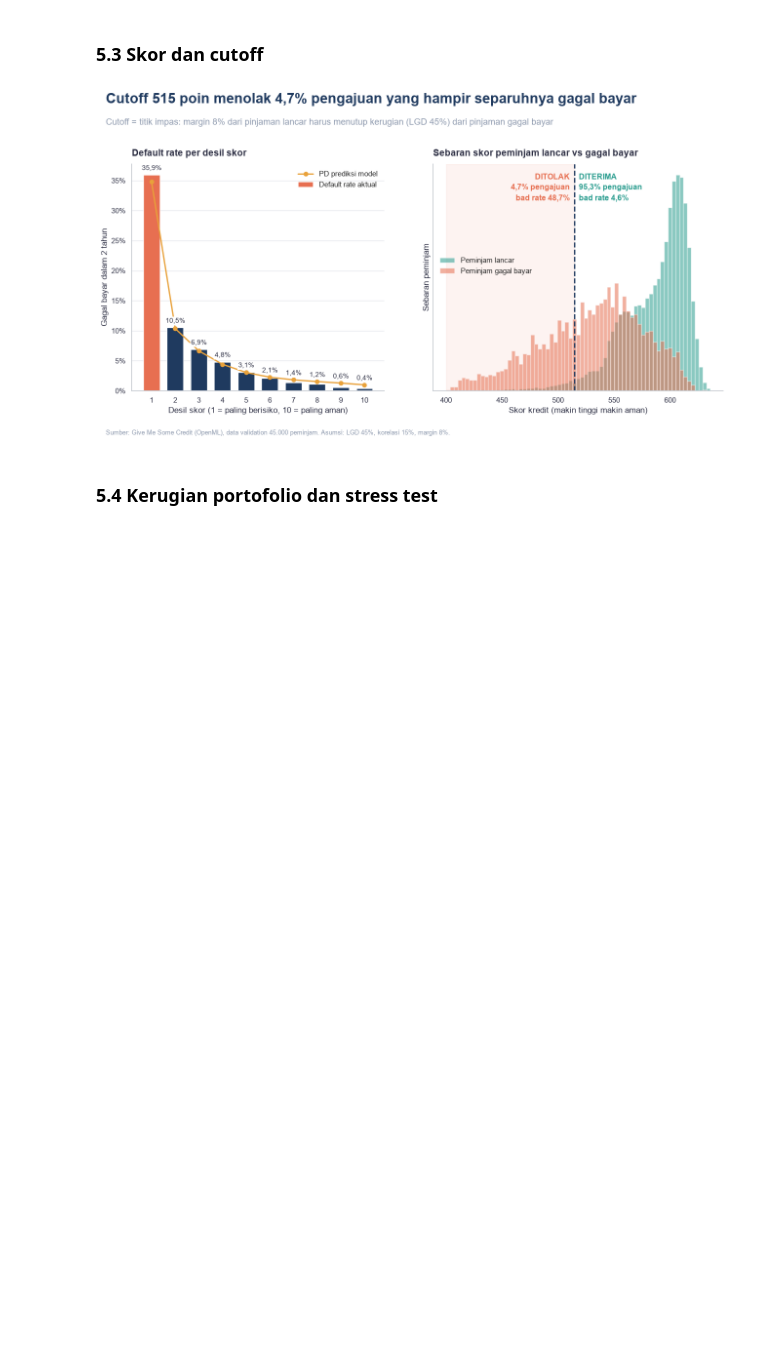
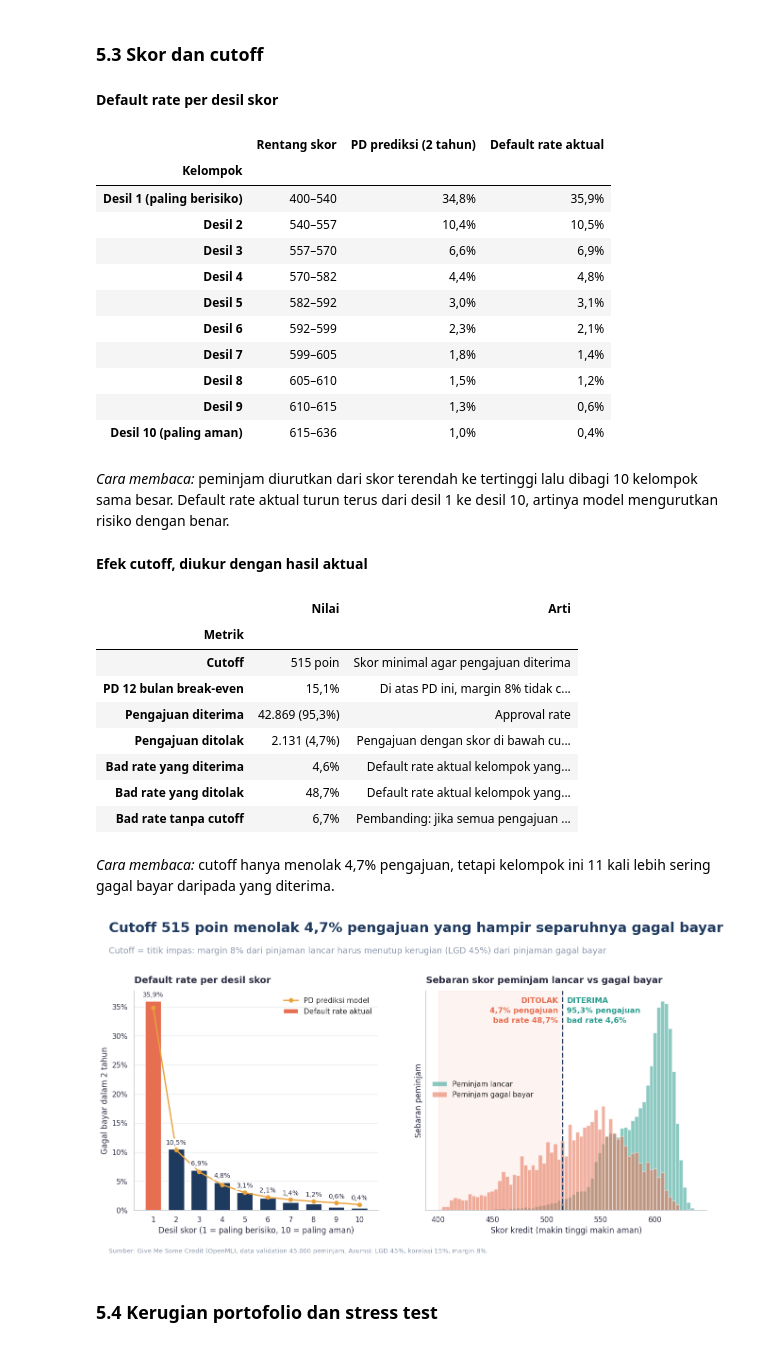
Before and after one commit to aldo02032004/credit-risk-model, a Jupyter notebook: credit_risk_model.ipynb, the cells around one changed output. Cells and saved outputs as stored; diff of their text form; code cells hidden in the pictures; blank space fills up the shorter version.

```diff
--- a/credit_risk_model.ipynb
+++ b/credit_risk_model.ipynb
@@ -186,7 +190,7 @@ def loss(z, book):                                                  # rugi sebag
 
 def metrics(c):
     var = np.quantile(c, P["conf"])
-    return pd.Series({"EL": c.mean(), "VaR 99": var, "CVaR 99": c[c >= var].mean(), "UL = VaR − EL": var - c.mean()})
+    return pd.Series({"EL": c.mean(), "Std": c.std(), "VaR 99": var, "CVaR 99": c[c >= var].mean(), "UL = VaR − EL": var - c.mean()})
 
 Z = np.random.default_rng(P["seed"]).standard_normal(P["n_sims"])   # seed sama → skenario sama untuk dua kebijakan
 lolos = port[port.lolos]
@@ -195,19 +199,22 @@ m = pd.DataFrame({"Tanpa cutoff": metrics(L), "Dengan cutoff": metrics(L_cut)})
 
 stres = pd.DataFrame({"Z": [0, -1, -2, -3]}, index=["Median", "Ringan", "Berat", "Ekstrem"])
 stres["1 dari N tahun"] = 1 / norm.cdf(stres.Z)
+stres["PD12 rata-rata"] = [loss(z, port).item() / P["lgd"] for z in stres.Z]
 stres["Rugi tanpa cutoff"] = [loss(z, port).item() for z in stres.Z]
 stres["Rugi dengan cutoff"] = [loss(z, lolos).item() for z in stres.Z]
+stres["Rugi / EL"] = stres["Rugi tanpa cutoff"] / m.loc["EL", "Tanpa cutoff"]
 
 cut = pd.Series({
     "Approval rate": port.lolos.mean(), "Bad rate aktual, semua": port.default.mean(),
     "Bad rate aktual, lolos": lolos.default.mean(), "Bad rate aktual, ditolak": port[~port.lolos].default.mean(),
+    "EL tanpa cutoff": m.loc["EL", "Tanpa cutoff"], "EL dengan cutoff": m.loc["EL", "Dengan cutoff"],
 })
 
 # KRI: (nilai, batas hijau, batas kuning); AUC dibalik tanda karena makin tinggi makin baik
 kri = pd.DataFrame([
     ("AUC model PD",       val.AUC["Logistik"],  0.75, 0.70, -1),   # batas umum validasi model
-    ("Stabilitas skor (PSI)", val["PSI dev→val"]["Logistik"], 0.10, 0.25, 1),   # konvensi PSI industri
-    ("VaR 99 tanpa cutoff", m.loc["VaR 99", "Tanpa cutoff"], 0.04, 0.06, 1),   # risk appetite (asumsi)
+    ("PSI skor dev → val", val["PSI dev→val"]["Logistik"], 0.10, 0.25, 1),   # konvensi PSI industri
+    ("VaR 99 (% portofolio)", m.loc["VaR 99", "Tanpa cutoff"], 0.04, 0.06, 1),   # risk appetite (asumsi)
 ], columns=["KRI", "nilai", "hijau", "kuning", "arah"]).set_index("KRI")
 kri["status"] = [status(r.arah * r.nilai, r.arah * r.hijau, r.arah * r.kuning) for r in kri.itertuples()]
 
@@ -327,38 +391,85 @@ fig.savefig("images/02_validasi.png"); plt.show()
 # %% [markdown]
 ### 5.3 Skor dan cutoff
 # %%
+tampil("Default rate per desil skor", pd.DataFrame({
+    "Rentang skor": [f"{a:.0f}–{b:.0f}" for a, b in zip(band.skor_min, band.skor_max)],
+    "PD prediksi (2 tahun)": band.pd_prediksi.map(pct).values,
+    "Default rate aktual": band.default_aktual.map(pct).values,
+}, index=pd.Index([f"Desil {i}" + (" (paling berisiko)" if i == 1 else " (paling aman)" if i == 10 else "")
+                   for i in band.index], name="Kelompok")),
+    "peminjam diurutkan dari skor terendah ke tertinggi lalu dibagi 10 kelompok sama besar. Default rate aktual turun "
+    "terus dari desil 1 ke desil 10, artinya model mengurutkan risiko dengan benar.")
+
+lolos_n, tolak_n = port.lolos.sum(), (~port.lolos).sum()
+tampil("Efek cutoff, diukur dengan hasil aktual", pd.DataFrame([
+    ("Cutoff", f"{cutoff:.0f} poin", "Skor minimal agar pengajuan diterima"),
+    ("PD 12 bulan break-even", pct(pd_be), "Di atas PD ini, margin 8% tidak cukup menutup kerugian (LGD 45%)"),
+    ("Pengajuan diterima", f"{num(lolos_n, 0)} ({pct(ap)})", "Approval rate"),
+    ("Pengajuan ditolak", f"{num(tolak_n, 0)} ({pct(1 - ap)})", "Pengajuan dengan skor di bawah cutoff"),
+    ("Bad rate yang diterima", pct(cut["Bad rate aktual, lolos"]), "Default rate aktual kelompok yang diterima"),
+    ("Bad rate yang ditolak", pct(cut["Bad rate aktual, ditolak"]), "Default rate aktual kelompok yang ditolak"),
+    ("Bad rate tanpa cutoff", pct(cut["Bad rate aktual, semua"]), "Pembanding: jika semua pengajuan diterima"),
+], columns=["Metrik", "Nilai", "Arti"]).set_index("Metrik"),
+    f"cutoff hanya menolak {pct(1 - ap)} pengajuan, tetapi kelompok ini {num(cut['Bad rate aktual, ditolak'] / cut['Bad rate aktual, lolos'], 0)} "
+    "kali lebih sering gagal bayar daripada yang diterima.")
+
 fig = slide(f"Cutoff {cutoff:.0f} poin menolak {pct(1 - ap)} pengajuan yang hampir separuhnya gagal bayar",
             "Cutoff = titik impas: margin 8% dari pinjaman lancar harus menutup kerugian (LGD 45%) dari pinjaman gagal bayar")
 ax = fig.subplots(1, 2, gridspec_kw={"width_ratios": [1, 1.15]})
 fig.subplots_adjust(top=0.76, bottom=0.14, left=0.07, right=0.98, wspace=0.18)
 x = np.arange(1, 11)
 ax[0].bar(x, band.default_aktual, width=0.7, color=[C["merah"]] + [C["navy"]] * 9, label="Default rate aktual")
 ax[0].plot(x, band.pd_prediksi, "o-", color=C["emas"], lw=2, ms=6, label="PD prediksi model")
 for xi, d, p in zip(x, band.default_aktual, band.pd_prediksi):
     ax[0].text(xi, max(d, p) + 0.008, pct(d), ha="center", fontsize=10, color=C["teks"], zorder=5,
                bbox=dict(fc="white", ec="none", pad=1.5))
 ax[0].set(title="Default rate per desil skor", xlabel="Desil skor (1 = paling berisiko, 10 = paling aman)",
           ylabel="Gagal bayar dalam 2 tahun", xticks=x)
 ax[0].yaxis.set_major_formatter(fmt_pct)
 ax[0].legend(loc="upper right")
 
 bins = np.linspace(port.skor.min(), port.skor.max(), 70)
 for lab, d, col in [("Peminjam lancar", port[port.default == 0], C["teal"]),
                     ("Peminjam gagal bayar", port[port.default == 1], C["merah"])]:
     ax[1].hist(d.skor, bins=bins, density=True, color=col, alpha=0.55, label=lab)
 ymax = ax[1].get_ylim()[1]
 ax[1].axvspan(bins[0], cutoff, color=C["merah"], alpha=0.08)
 ax[1].axvline(cutoff, color=C["navy"], ls="--", lw=2)
 ax[1].text(cutoff - 4, ymax * 0.97, f"DITOLAK\n{pct(1 - ap)} pengajuan\nbad rate {pct(cut['Bad rate aktual, ditolak'])}",
            ha="right", va="top", fontsize=11.5, fontweight="bold", color=C["merah"], linespacing=1.5)
 ax[1].text(cutoff + 4, ymax * 0.97, f"DITERIMA\n{pct(ap)} pengajuan\nbad rate {pct(cut['Bad rate aktual, lolos'])}",
            ha="left", va="top", fontsize=11.5, fontweight="bold", color=C["teal"], linespacing=1.5)
 ax[1].set(title="Sebaran skor peminjam lancar vs gagal bayar", xlabel="Skor kredit (makin tinggi makin aman)",
           ylabel="Sebaran peminjam", yticks=[])
 ax[1].legend(loc="center left", bbox_to_anchor=(0, 0.55))
 fig.savefig("images/03_cutoff.png"); plt.show()
 # %% [output]
+**Default rate per desil skor**
+|  | Rentang skor | PD prediksi (2 tahun) | Default rate aktual |
+| Kelompok |  |  |  |
+| Desil 1 (paling berisiko) | 400–540 | 34,8% | 35,9% |
+| Desil 2 | 540–557 | 10,4% | 10,5% |
+| Desil 3 | 557–570 | 6,6% | 6,9% |
+| Desil 4 | 570–582 | 4,4% | 4,8% |
+| Desil 5 | 582–592 | 3,0% | 3,1% |
+| Desil 6 | 592–599 | 2,3% | 2,1% |
+| Desil 7 | 599–605 | 1,8% | 1,4% |
+| Desil 8 | 605–610 | 1,5% | 1,2% |
+| Desil 9 | 610–615 | 1,3% | 0,6% |
+| Desil 10 (paling aman) | 615–636 | 1,0% | 0,4% |
+*Cara membaca:* peminjam diurutkan dari skor terendah ke tertinggi lalu dibagi 10 kelompok sama besar. Default rate aktual turun terus dari desil 1 ke desil 10, artinya model mengurutkan risiko dengan benar.
+**Efek cutoff, diukur dengan hasil aktual**
+|  | Nilai | Arti |
+| Metrik |  |  |
+| Cutoff | 515 poin | Skor minimal agar pengajuan diterima |
+| PD 12 bulan break-even | 15,1% | Di atas PD ini, margin 8% tidak c... |
+| Pengajuan diterima | 42.869 (95,3%) | Approval rate |
+| Pengajuan ditolak | 2.131 (4,7%) | Pengajuan dengan skor di bawah cu... |
+| Bad rate yang diterima | 4,6% | Default rate aktual kelompok yang... |
+| Bad rate yang ditolak | 48,7% | Default rate aktual kelompok yang... |
+| Bad rate tanpa cutoff | 6,7% | Pembanding: jika semua pengajuan ... |
+*Cara membaca:* cutoff hanya menolak 4,7% pengajuan, tetapi kelompok ini 11 kali lebih sering gagal bayar daripada yang diterima.
-[figure, old version]
+[figure, new version]
 # %% [markdown]
 ### 5.4 Kerugian portofolio dan stress test
 # %%
```
Also changed, not shown: parts of 5 cells of this notebook.
